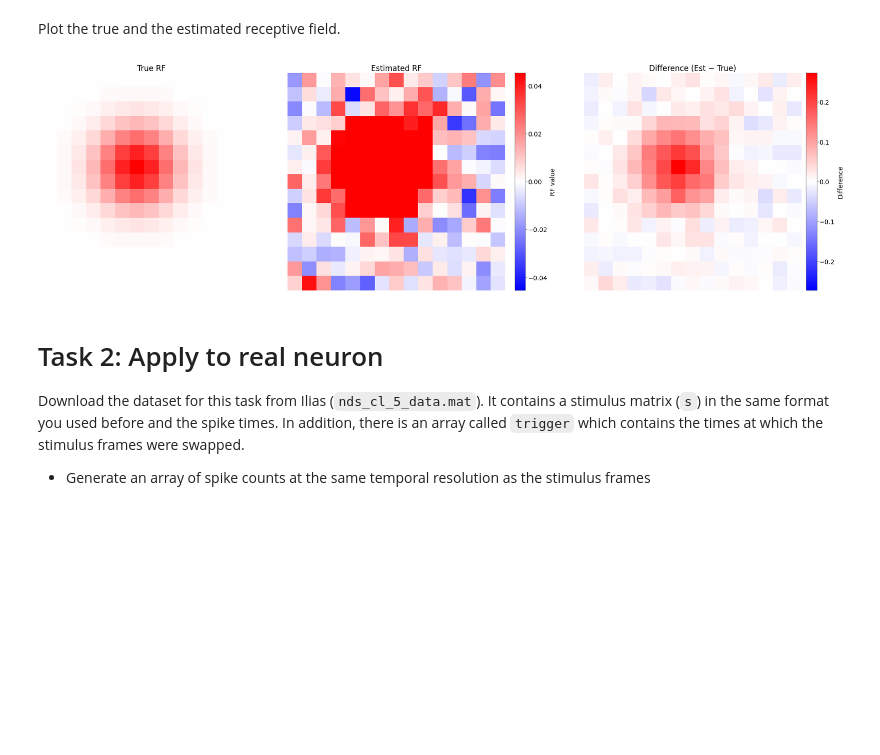
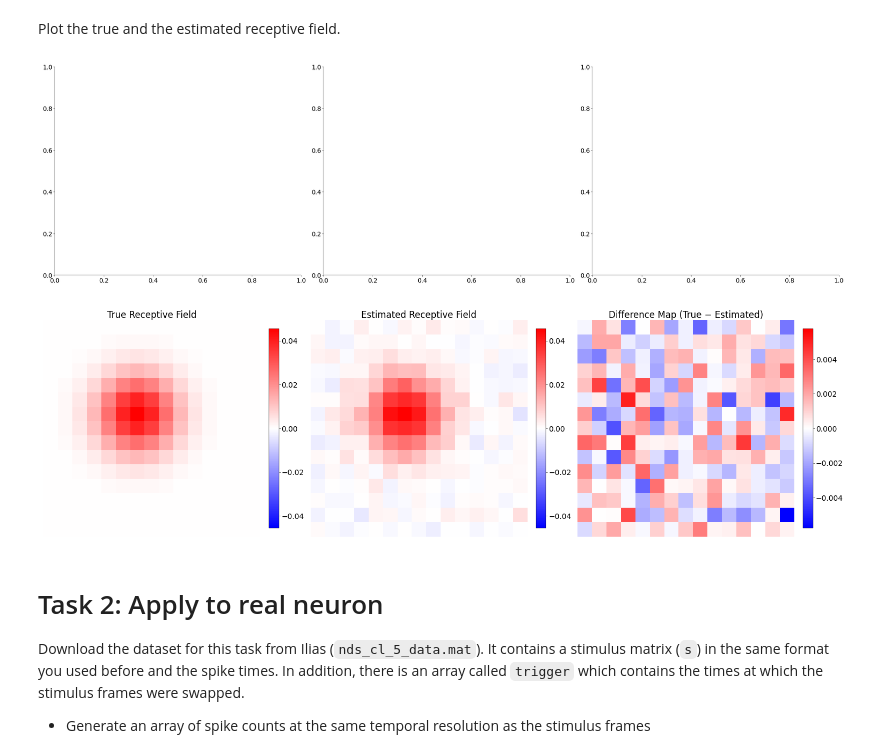
Before and after one commit to flobu98/neural_data_science, a Jupyter notebook: CodingLab5_FRA.ipynb, the cells around one changed output. Cells and saved outputs as stored; diff of their text form; code cells hidden in the pictures; blank space fills up the shorter version.

```diff
--- a/CodingLab5_FRA.ipynb
+++ b/CodingLab5_FRA.ipynb
@@ -79,7 +138,7 @@ def gen_gauss_rf(D: int, width: float, center: tuple = (0, 0)) -> np.ndarray:
 
     Args:
         D (int): Size of the receptive field (DxD).
-        width (float): Width parameter of the Gaussian.
+        width (float): Width parameter of the Gaussian.au
         center (tuple, optional): Center coordinates of the receptive field. Defaults to (0, 0).
 
     Returns:
@@ -164,7 +223,7 @@ def sample_lnp(
     stimuli = rng.choice([-s_i / 2, s_i / 2], size=(D2, nT))
 
     # linear projection
-    lin = stimuli.T @ w
+    lin = w.T @ stimuli  # shape (nT,)
 
     # instantaneous rate: exp(filter)*dt*R
     rates = np.exp(lin) * dt * R
@@ -339,70 +389,63 @@ The scipy.optimize package also has suitable functions for optimization. If you
 # Tips: use scipy.optimize.minimize(). (1 pt)
 # ------------------------------------------
 
-# fit RF minimizing negative log‐likelihood
+from scipy.optimize import minimize
+
+# Fit via minimization
+w0 = np.zeros_like(w)
 res = minimize(
-    lambda w: negloglike_lnp(w, c, s, dt, R),
-    x0=w0,
-    jac=lambda w: deriv_negloglike_lnp(w, c, s, dt, R),
-    method="L-BFGS-B",
+    negloglike_lnp, w0, args=(c, s, dt, R), jac=deriv_negloglike_lnp, method="L-BFGS-B"
 )
 w_est = res.x
-w_est /= np.linalg.norm(w_est)
 # %% [markdown]
 Plot the true and the estimated receptive field.
 # %%
 # ------------------------------------
 # Plot the ground truth and estimated
 # `w` side by side. (1 pt)
 # ------------------------------------
 
 mosaic = [["True", "Estimated", "Difference"]]
 fig, ax = plt.subplot_mosaic(mosaic=mosaic, figsize=(18, 5), constrained_layout=True)
 
 # make sure to add a colorbar. 'bwr' is a reasonable choice for the cmap.
 
-# Define display limits
-vlim = np.max(np.abs(w_true1D))
-diff = w_est - w_true1D
-dlim = np.max(np.abs(diff))
+D = int(np.sqrt(w.size))
+# Reshape into D×D maps
+w_true_map = w.reshape(D, D)
+w_est_map = w_est.reshape(D, D)
+diff_map = w_true_map - w_est_map
 
-# True RF
-im_true = ax["True"].imshow(w_true1D.reshape(D, D), cmap="bwr", vmin=-vlim, vmax=vlim)
-ax["True"].set_title("True RF")
+# Create a 1×3 mosaic: True, Estimated, Difference
+mosaic = [["True", "Estimated", "Difference"]]
+fig, ax = plt.subplot_mosaic(mosaic, figsize=(15, 5))
+
+# Shared colormap limits for True vs Estimated
+vlim = np.max(np.abs(w_true_map))
+
+# Plot True
+im0 = ax["True"].imshow(w_true_map, cmap="bwr", vmin=-vlim, vmax=vlim)
+ax["True"].set_title("True Receptive Field")
 ax["True"].axis("off")
+plt.colorbar(im0, ax=ax["True"], fraction=0.046, pad=0.04)
 
-# Estimated RF
-ax["Estimated"].imshow(w_est.reshape(D, D), cmap="bwr", vmin=-vlim, vmax=vlim)
-ax["Estimated"].set_title("Estimated RF")
+# Plot Estimated
+im1 = ax["Estimated"].imshow(w_est_map, cmap="bwr", vmin=-vlim, vmax=vlim)
+ax["Estimated"].set_title("Estimated Receptive Field")
 ax["Estimated"].axis("off")
+plt.colorbar(im1, ax=ax["Estimated"], fraction=0.046, pad=0.04)
 
-# Difference map
-im_diff = ax["Difference"].imshow(diff.reshape(D, D), cmap="bwr", vmin=-dlim, vmax=dlim)
-ax["Difference"].set_title("Difference (Est − True)")
+# Plot Difference
+vlim_diff = np.max(np.abs(diff_map))
+im2 = ax["Difference"].imshow(diff_map, cmap="bwr", vmin=-vlim_diff, vmax=vlim_diff)
+ax["Difference"].set_title("Difference Map (True − Estimated)")
 ax["Difference"].axis("off")
-
-# Shared colorbar True & Estimated
-fig.colorbar(
-    im_true,
-    ax=[ax["True"], ax["Estimated"]],
-    orientation="vertical",
-    fraction=0.046,
-    pad=0.02,
-    label="RF value",
-)
-# Colorbar  Difference
-fig.colorbar(
-    im_diff,
-    ax=ax["Difference"],
-    orientation="vertical",
-    fraction=0.046,
-    pad=0.02,
-    label="Difference",
-)
+plt.colorbar(im2, ax=ax["Difference"], fraction=0.046, pad=0.04)
 
 plt.show()
 # %% [output]
-[figure, old version]
+[figure, new version]
+[figure, added]
 # %% [markdown]
 # Task 2: Apply to real neuron
 
```
Also changed, not shown: parts of 7 cells of this notebook.
